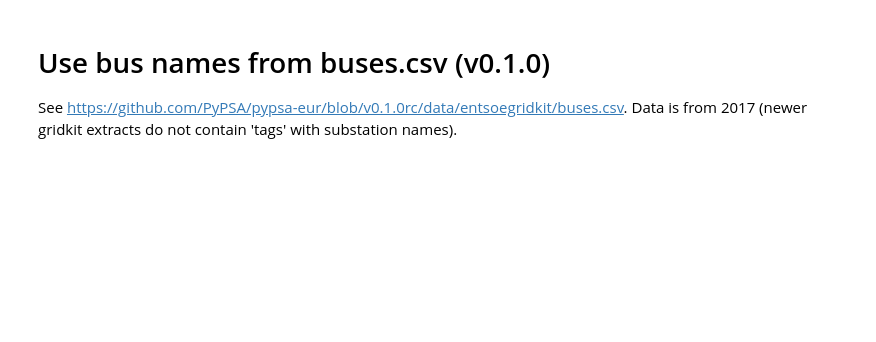
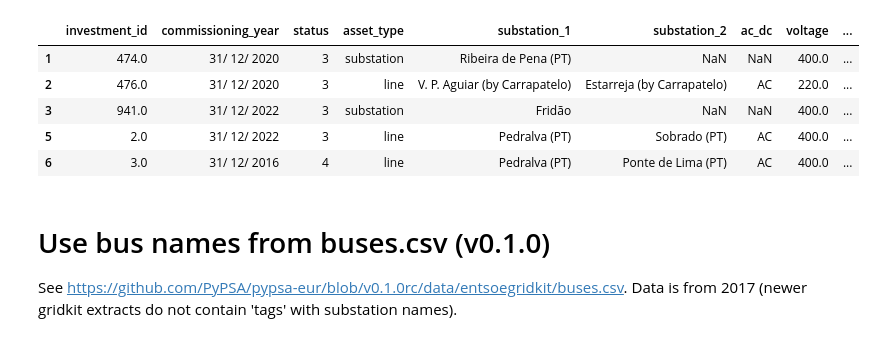
Before and after one commit to grecht/tyndp_to_pypsa, a Jupyter notebook: Experiments.ipynb, the cells around one changed output. Drawn from its saved outputs; the diff is of its cells as text; code cells hidden in the pictures; blank space fills up the shorter version.

```diff
--- a/Experiments.ipynb
+++ b/Experiments.ipynb
@@ -102,7 +103,9 @@ status_map_2016 = {
 }
 asset_type_map_2016 = {
     'Overhead Line': 'line',
-    'Substation': 'substation'
+    'Substation': 'substation',
+    'Subsea Cable': 'cable',
+    'Underground Cable': 'cable'
 }
 
 params_2016 = {
@@ -129,3 +130,11 @@ params = params_2018
 # %%
-wanted = tyndp_to_pypsa.prepare_tyndp_data(params['excel'], params['sheet'], status_map_2018, asset_type_map_2018, column_semantics_2018)
+params = params_2016
+wanted = tyndp_to_pypsa.prepare_tyndp_data(params['excel'], params['sheet'], status_map_2016, asset_type_map_2016, column_semantics_2016)
 wanted.head()
+# %% [output]
+|  | investment_id | commissioning_year | status | asset_type | substation_1 | substation_2 | ac_dc | voltage | ... |
+| 1 | 474.0 | 31/ 12/ 2020 | 3 | substation | Ribeira de Pena (PT) | NaN | NaN | 400.0 | ... |
+| 2 | 476.0 | 31/ 12/ 2020 | 3 | line | V. P. Aguiar (by Carrapatelo) | Estarreja (by Carrapatelo) | AC | 220.0 | ... |
+| 3 | 941.0 | 31/ 12/ 2022 | 3 | substation | Fridão | NaN | NaN | 400.0 | ... |
+| 5 | 2.0 | 31/ 12/ 2022 | 3 | line | Pedralva (PT) | Sobrado (PT) | AC | 400.0 | ... |
+| 6 | 3.0 | 31/ 12/ 2016 | 4 | line | Pedralva (PT) | Ponte de Lima (PT) | AC | 400.0 | ... |
```
Also changed, not shown: parts of 20 cells of this notebook, 1 other file.
